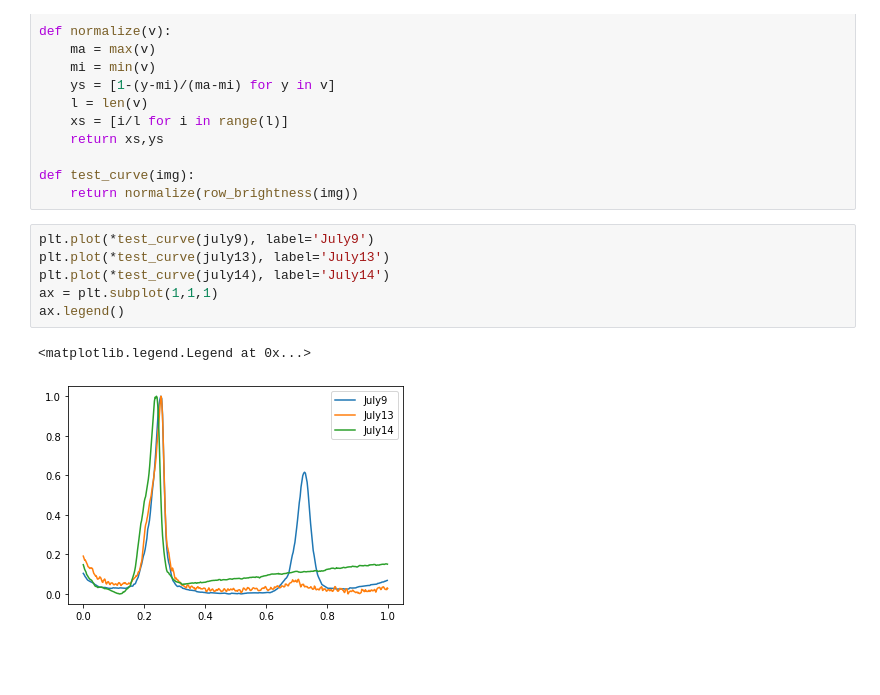
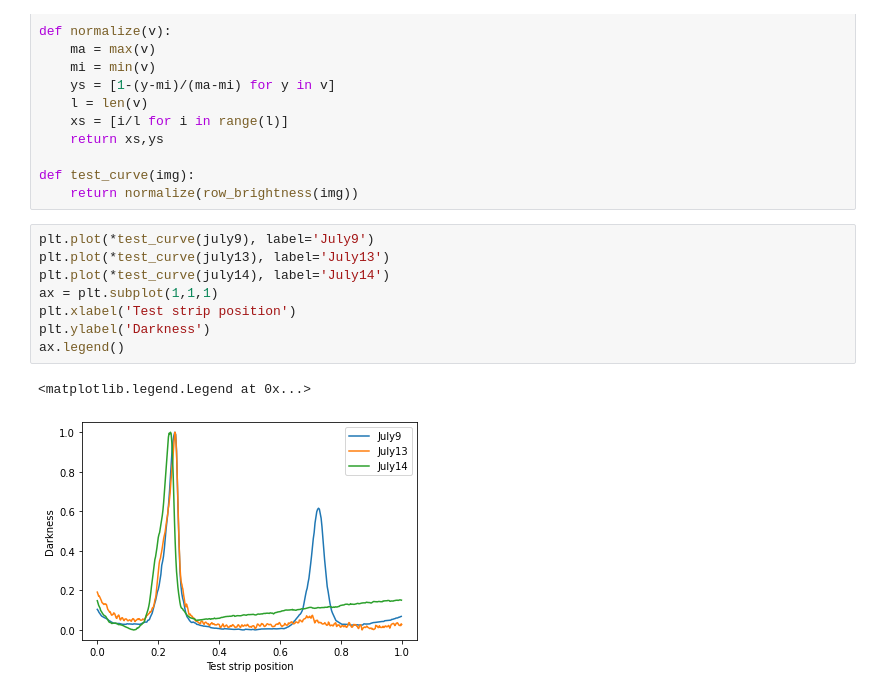
Before and after one commit to orlandpm/covid-test, a Jupyter notebook: Tests.ipynb, the cells around one changed output. Saved outputs shown, nothing was run; the diff lists cells and outputs as text; blank space fills up the shorter version.

```diff
--- a/Tests.ipynb
+++ b/Tests.ipynb
@@ -48,9 +48,11 @@ def test_curve(img):
 # %%
 plt.plot(*test_curve(july9), label='July9')
 plt.plot(*test_curve(july13), label='July13')
 plt.plot(*test_curve(july14), label='July14')
 ax = plt.subplot(1,1,1)
+plt.xlabel('Test strip position')
+plt.ylabel('Darkness')
 ax.legend()
 # %% [output]
 <matplotlib.legend.Legend at 0x...>
-[figure, old version]
+[figure, new version]
```
